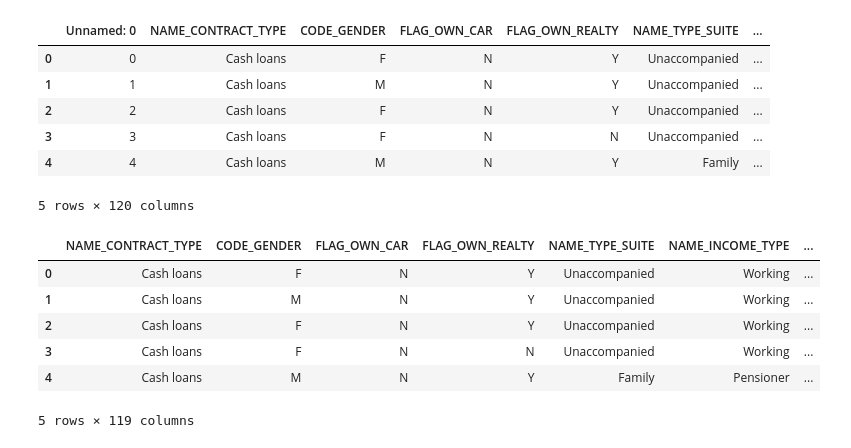
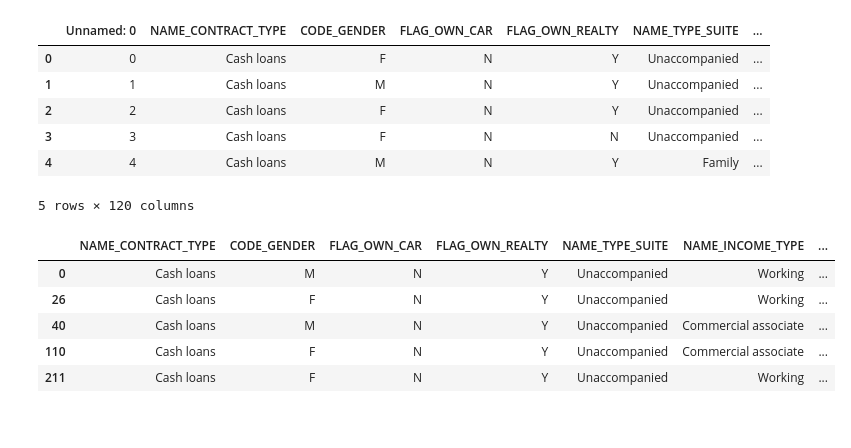
Before and after one commit to anotherJoyce/MachineLearning-Project, a Jupyter notebook: AN8002_Grp3_proj_data_processing_final.ipynb, the cells around one changed output. Drawn from its saved outputs; the diff is of its cells as text; code cells hidden in the pictures.

```diff
--- a/AN8002_Grp3_proj_data_processing_final.ipynb
+++ b/AN8002_Grp3_proj_data_processing_final.ipynb
@@ -30,3 +28,7 @@ APP_Train = pd.read_csv("/content/drive/MyDrive/AN8002 Team 3/dataset/applicatio
+# %%
+APP_Train = pd.read_csv("/content/drive/MyDrive/kaggle/credit-default-risk/application_train.csv")
+# APP_Test = pd.read_csv("/content/drive/MyDrive/kaggle/credit-default-risk/application_test.csv")
+# APP_Train=APP_Test.copy()
 # %% [markdown]
 1.Data Quality Checking
 
@@ -218,4 +212,7 @@ APP_Train_Cleaned_New.head()
 | 3 | 177 | oooudx | 1 | Cash loans | F | N | N | ... |
 | 4 | 254 | br667r | 1 | Cash loans | M | N | Y | ... |
 5 rows × 123 columns
+# %%
+# for test table
+APP_Train_Cleaned_New=APP_Train.copy()
 # %%
@@ -636,18 +636,17 @@ APP_Train_Cleaned_Use_New.head()
 | 4 | 4 | Cash loans | M | N | Y | Family | ... |
 5 rows × 120 columns
 # %%
-APP_Train_Cleaned_Use = APP_Train_Cleaned_Use_New.copy().iloc[:,1:]
+APP_Train_Cleaned_Use=APP_Train_Cleaned_Combined.copy()
 APP_Train_Cleaned_Use.head()
 
 # Categorical features: Index 0 to 15
 # Target: Index 16
 # Integer coded features: Index 17 to 50
 # Continuous features: Index 51 to 118
 # %% [output]
 |  | NAME_CONTRACT_TYPE | CODE_GENDER | FLAG_OWN_CAR | FLAG_OWN_REALTY | NAME_TYPE_SUITE | NAME_INCOME_TYPE | ... |
-| 0 | Cash loans | F | N | Y | Unaccompanied | Working | ... |
-| 1 | Cash loans | M | N | Y | Unaccompanied | Working | ... |
-| 2 | Cash loans | F | N | Y | Unaccompanied | Working | ... |
-| 3 | Cash loans | F | N | N | Unaccompanied | Working | ... |
-| 4 | Cash loans | M | N | Y | Family | Pensioner | ... |
+| 0 | Cash loans | M | N | Y | Unaccompanied | Working | ... |
+| 26 | Cash loans | F | N | Y | Unaccompanied | Working | ... |
+| 40 | Cash loans | M | N | Y | Unaccompanied | Commercial associate | ... |
+| 110 | Cash loans | F | N | Y | Unaccompanied | Commercial associate | ... |
+| 211 | Cash loans | F | N | Y | Unaccompanied | Working | ... |
-5 rows × 119 columns
```
Also changed, not shown: parts of 41 cells of this notebook.
